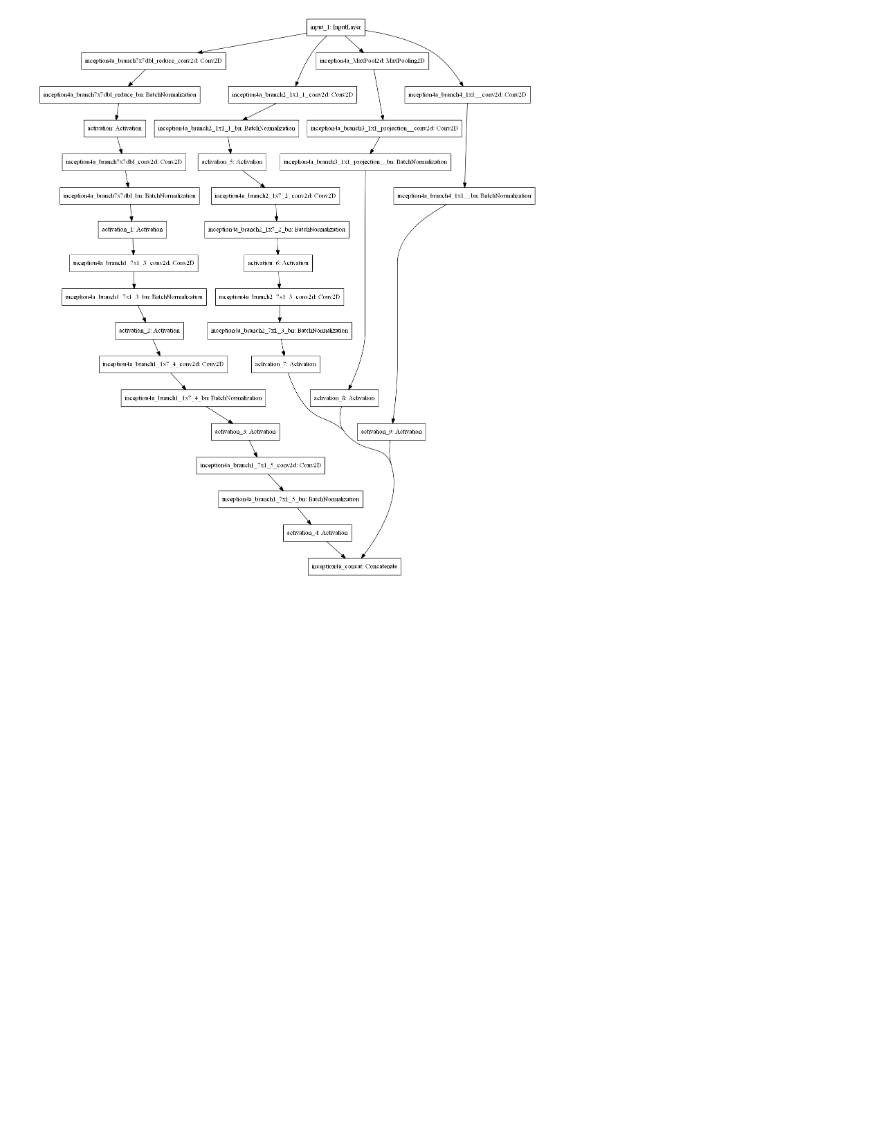
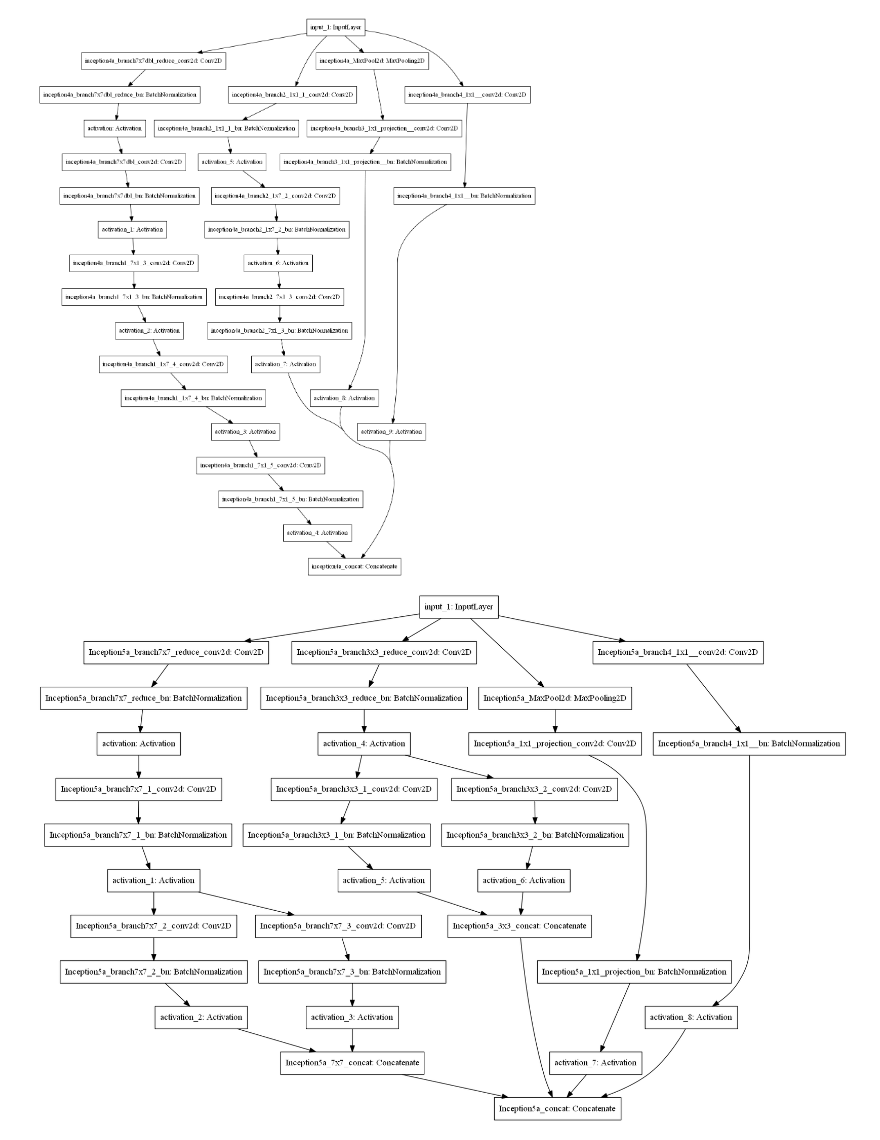
Before and after one commit to sauravmishra1710/Inception---Going-Deeper-with-Convolutions, a Jupyter notebook: InceptionV2/InceptionV2.ipynb, the cells around one changed output. Cells and saved outputs as stored; diff of their text form; code cells hidden in the pictures; blank space fills up the shorter version.

Commit message:
Figure 7 implementation

```diff
--- a/InceptionV2/InceptionV2.ipynb
+++ b/InceptionV2/InceptionV2.ipynb
@@ -37,3 +37,18 @@ model = Model(inputs = inp, outputs = out, name = "fig6")
 plot_model(model, to_file="fig6.png", show_shapes=False)
 # %% [output]
 [figure]
+# %%
+inp = layers.Input(shape=(299, 299, 3))
+out = inceptionv2.InceptionFigure7(in_layer=inp,
+                                   f7x7_red=448,
+                                   f7x7=384,
+                                   f3x3_red=384,
+                                   f3x3=384,
+                                   f1x1=320,
+                                   fpool=192,
+                                   name="Inception5a")
+# %%
+model = Model(inputs = inp, outputs = out, name = "Inception_figure7")
+plot_model(model, to_file="figure7.png", show_shapes=False)
+# %% [output]
+[figure, added]
```
Also changed, not shown: 1 other file.
